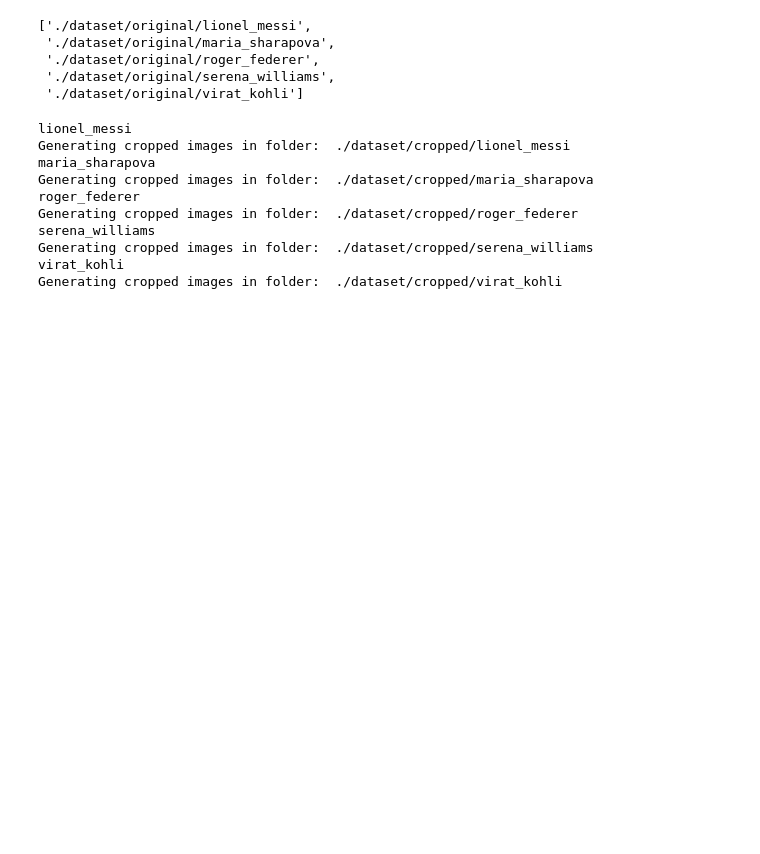
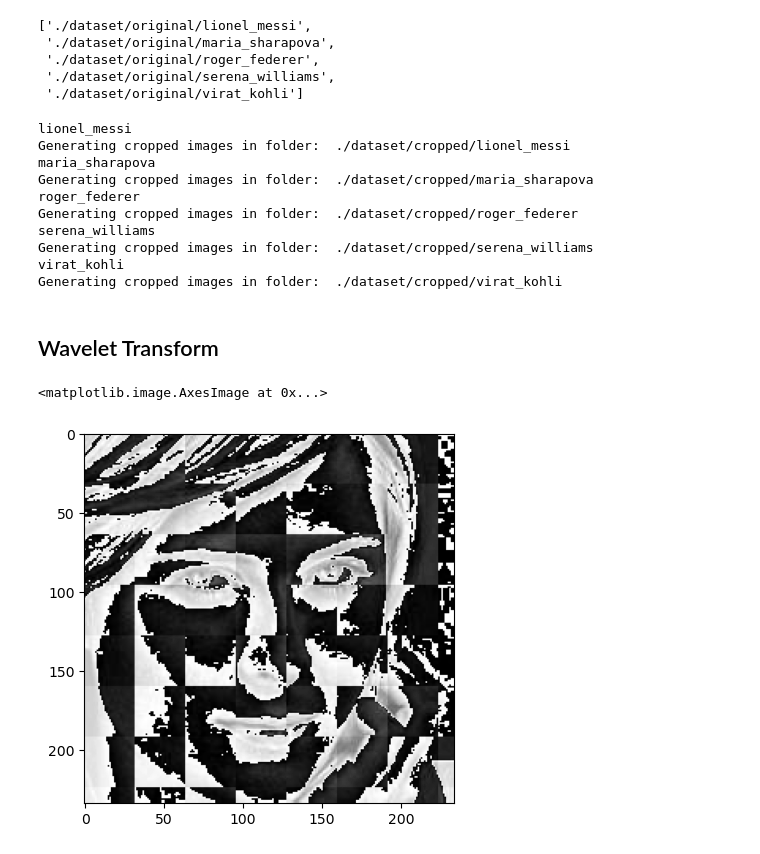
Before and after one commit to pramuditha101/Celibrity-Face-Recognition, a Jupyter notebook: model/data_cleaning.ipynb, the cells around one changed output. Saved outputs shown, nothing was run; the diff lists cells and outputs as text; code cells hidden in the pictures; blank space fills up the shorter version.

```diff
--- a/model/data_cleaning.ipynb
+++ b/model/data_cleaning.ipynb
@@ -170,3 +170,40 @@ serena_williams
 Generating cropped images in folder:  ./dataset/cropped/serena_williams
 virat_kohli
 Generating cropped images in folder:  ./dataset/cropped/virat_kohli
+# %% [markdown]
+## Wavelet Transform
+# %%
+import numpy as np
+import pywt
+import cv2
+
+def w2d(img, mode='haar', level=1):
+    imgArray = img
+
+    #Datatype conversions
+    #convert to grayscale
+    imgArray = cv2.cvtColor(imgArray, cv2.COLOR_RGB2GRAY)
+
+    #convert to float
+    imgArray = np.float32(imgArray)
+    imgArray /= 255;
+
+    #compute coefficients
+    coeffs = pywt.wavedec2(imgArray, mode, level=level)
+
+    #process coefficients
+    coeffs_H = list(coeffs)
+    coeffs_H[0] *= 0;
+
+    # reconstruction
+    imgArray_H = pywt.waverec2(coeffs_H, mode)
+    imgArray_H *= 255;
+    imgArray_H = np.uint8(imgArray_H)
+
+    return imgArray_H
+# %%
+im_har = w2d(cropped_image1, 'db1', 5)
+plt.imshow(im_har, cmap='gray')
+# %% [output]
+<matplotlib.image.AxesImage at 0x...>
+[figure, added]
```
Also changed, not shown: parts of 12 cells of this notebook, 4 other files.
